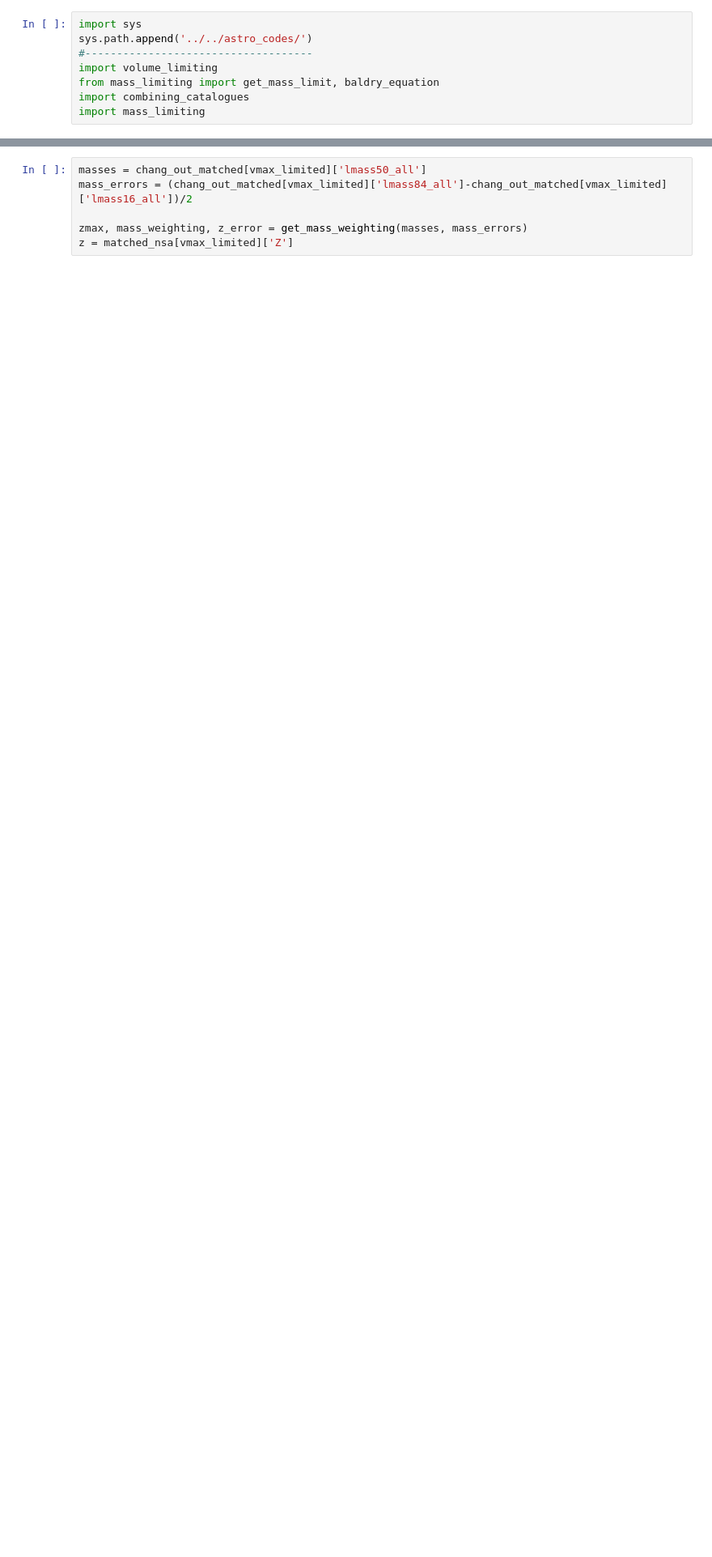
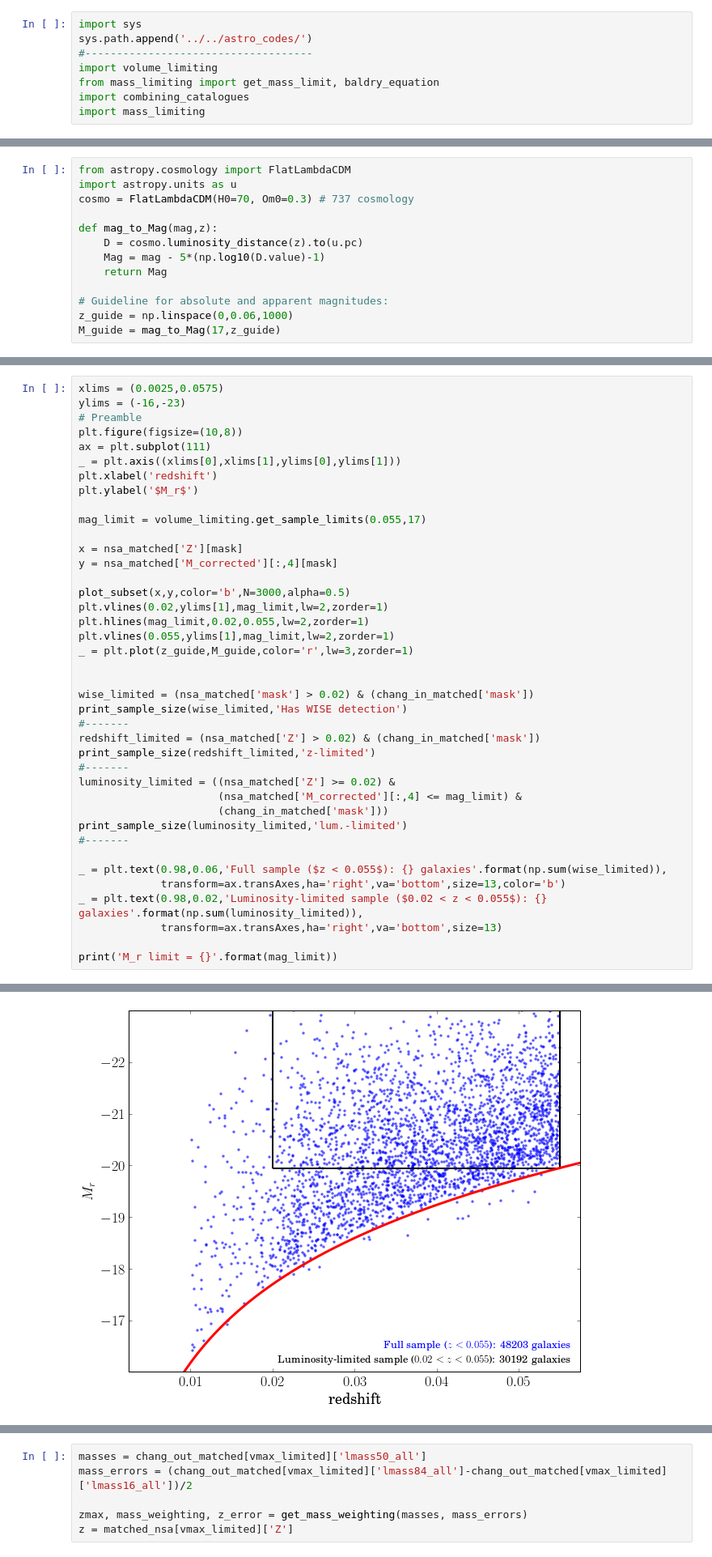
Before and after one commit to RossHart/Gas-SF, a Jupyter notebook: SF/sample_selection.ipynb, the cells around one changed output, grey strips where cells are left out. Shown at 81% size. Drawn from its saved outputs; the diff is of its cells as text; blank space fills up the shorter version.

```diff
--- a/SF/sample_selection.ipynb
+++ b/SF/sample_selection.ipynb
@@ -450,0 +167,13 @@ print_sample_size(vmax_limited,'Vmax-limited')
+# %%
+from astropy.cosmology import FlatLambdaCDM
+import astropy.units as u
+cosmo = FlatLambdaCDM(H0=70, Om0=0.3) # 737 cosmology
+
+def mag_to_Mag(mag,z):
+    D = cosmo.luminosity_distance(z).to(u.pc)
+    Mag = mag - 5*(np.log10(D.value)-1)
+    return Mag
+
+# Guideline for absolute and apparent magnitudes:
+z_guide = np.linspace(0,0.06,1000)
+M_guide = mag_to_Mag(17,z_guide)
@@ -450,0 +182,41 @@ print_sample_size(vmax_limited,'Vmax-limited')
+# %%
+xlims = (0.0025,0.0575)
+ylims = (-16,-23)
+# Preamble
+plt.figure(figsize=(10,8))
+ax = plt.subplot(111)
+_ = plt.axis((xlims[0],xlims[1],ylims[0],ylims[1]))
+plt.xlabel('redshift')
+plt.ylabel('$M_r$')
+
+mag_limit = volume_limiting.get_sample_limits(0.055,17)
+
+x = nsa_matched['Z'][mask]
+y = nsa_matched['M_corrected'][:,4][mask]
+
+plot_subset(x,y,color='b',N=3000,alpha=0.5)
+plt.vlines(0.02,ylims[1],mag_limit,lw=2,zorder=1)
+plt.hlines(mag_limit,0.02,0.055,lw=2,zorder=1)
+plt.vlines(0.055,ylims[1],mag_limit,lw=2,zorder=1)
+_ = plt.plot(z_guide,M_guide,color='r',lw=3,zorder=1)
+
+
+wise_limited = (nsa_matched['mask'] > 0.02) & (chang_in_matched['mask'])
+print_sample_size(wise_limited,'Has WISE detection')
+#-------
+redshift_limited = (nsa_matched['Z'] > 0.02) & (chang_in_matched['mask'])
+print_sample_size(redshift_limited,'z-limited')
+#-------
+luminosity_limited = ((nsa_matched['Z'] >= 0.02) &
+                      (nsa_matched['M_corrected'][:,4] <= mag_limit) &
+                      (chang_in_matched['mask']))
+print_sample_size(luminosity_limited,'lum.-limited')
+#-------
+
+_ = plt.text(0.98,0.06,'Full sample ($z < 0.055$): {} galaxies'.format(np.sum(wise_limited)),
+             transform=ax.transAxes,ha='right',va='bottom',size=13,color='b')
+_ = plt.text(0.98,0.02,'Luminosity-limited sample ($0.02 < z < 0.055$): {} galaxies'.format(np.sum(luminosity_limited)),
+             transform=ax.transAxes,ha='right',va='bottom',size=13)
+
+print('M_r limit = {}'.format(mag_limit))
+# %% [output]
@@ -450,0 +227 @@ print_sample_size(vmax_limited,'Vmax-limited')
+[figure, added]
```
Also changed, not shown: parts of 65 cells of this notebook, 1 other file.
